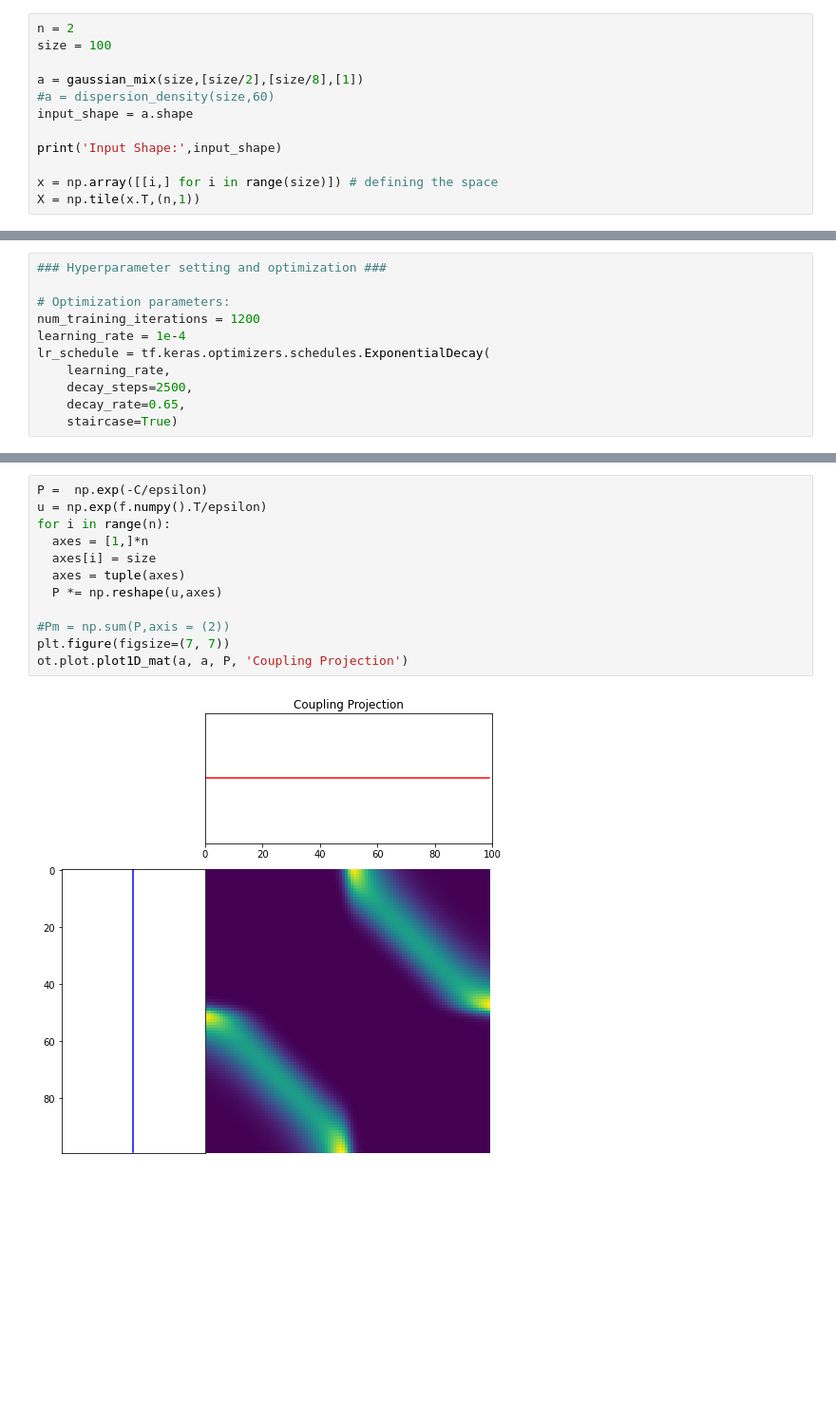
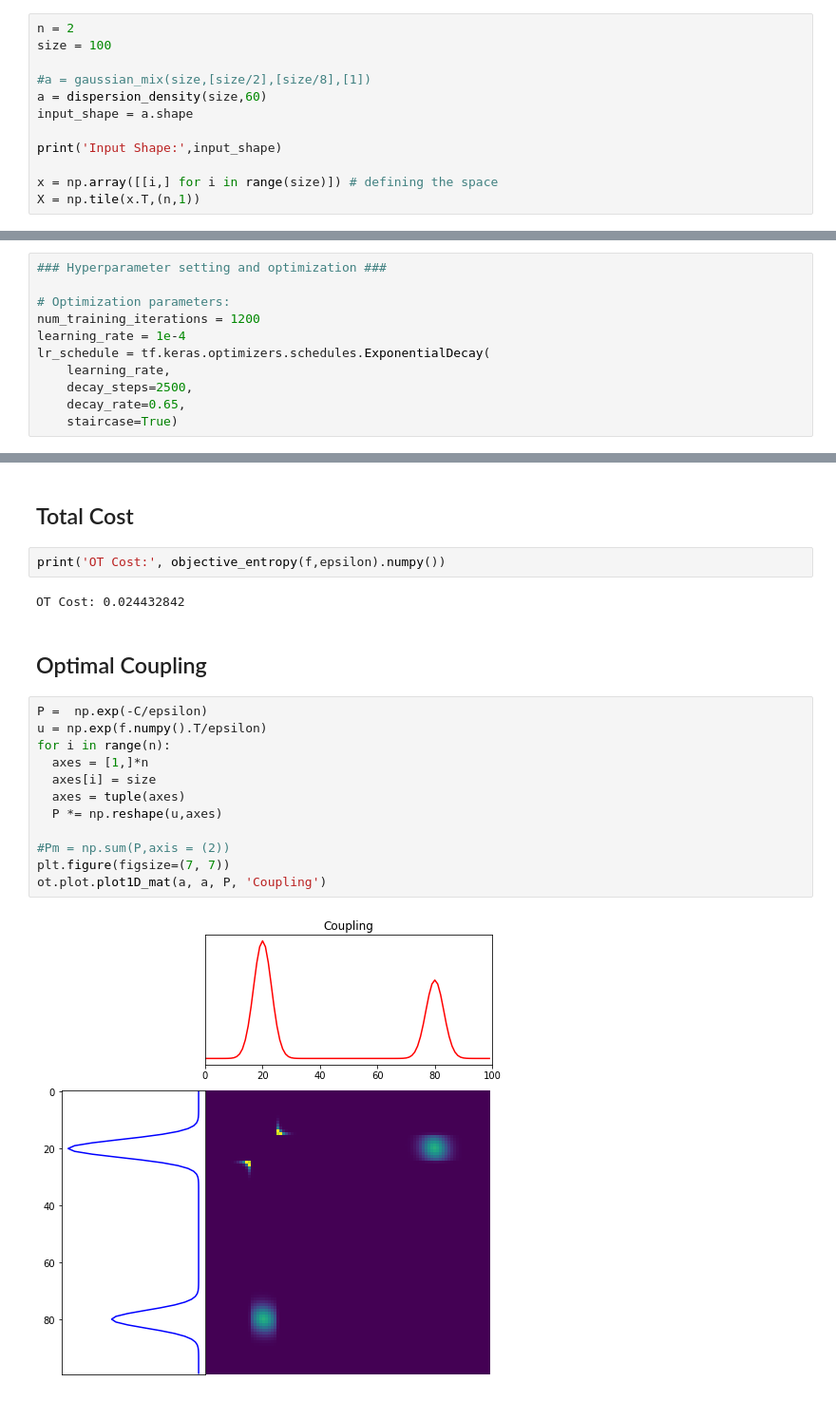
Before and after one commit to ramanakshay/Optimal-Transport, a Jupyter notebook: notebooks/gradient_descent.ipynb, the cells around one changed output, grey strips where cells are left out. Shown at 95% size. Cells and saved outputs as stored; diff of their text form; blank space fills up the shorter version.

```diff
--- a/notebooks/gradient_descent.ipynb
+++ b/notebooks/gradient_descent.ipynb
@@ -95,8 +97,8 @@ def dispersion_density(size,R):
 n = 2
 size = 100
 
-a = gaussian_mix(size,[size/2],[size/8],[1])
-#a = dispersion_density(size,60)
+#a = gaussian_mix(size,[size/2],[size/8],[1])
+a = dispersion_density(size,60)
 input_shape = a.shape
 
 print('Input Shape:',input_shape)
@@ -256,14 +265,22 @@ tf.Tensor(0.011130902, shape=(), dtype=float32)
+# %% [markdown]
+## Total Cost
+# %%
+print('OT Cost:', objective_entropy(f,epsilon).numpy())
+# %% [output]
+OT Cost: 0.024432842
+# %% [markdown]
+## Optimal Coupling
 # %%
 P =  np.exp(-C/epsilon)
 u = np.exp(f.numpy().T/epsilon)
 for i in range(n):
   axes = [1,]*n
   axes[i] = size
   axes = tuple(axes)
   P *= np.reshape(u,axes)
 
 #Pm = np.sum(P,axis = (2))
 plt.figure(figsize=(7, 7))
-ot.plot.plot1D_mat(a, a, P, 'Coupling Projection')
+ot.plot.plot1D_mat(a, a, P, 'Coupling')
 # %% [output]
-[figure, old version]
+[figure, new version]
```
Also changed, not shown: parts of 14 cells of this notebook.
